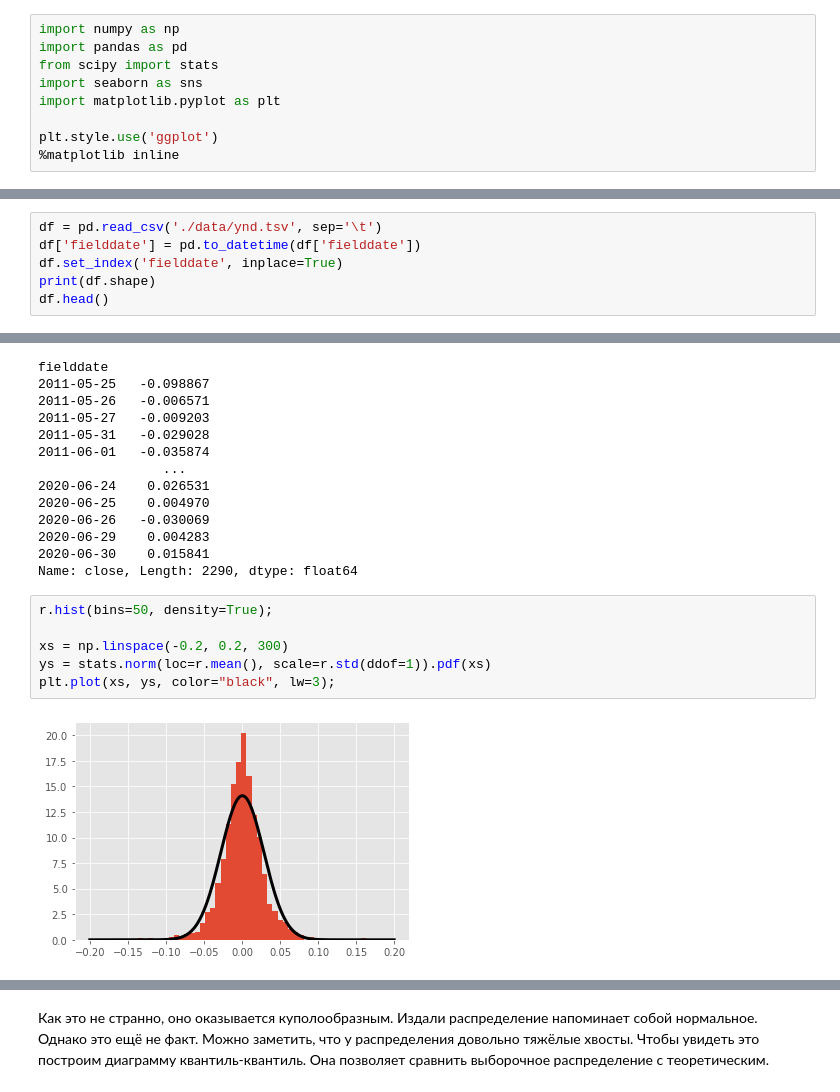
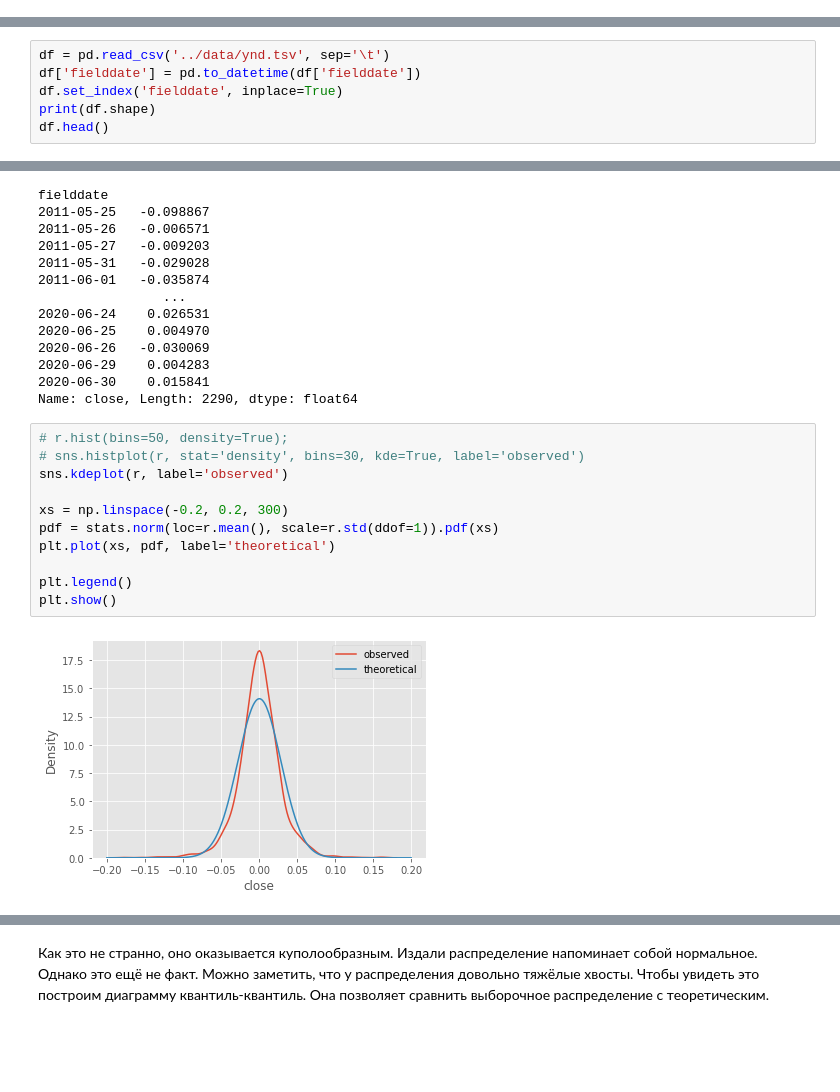
Before and after one commit to disimhot/hse_stat, a Jupyter notebook: Семинары/6_hyp-non-param.ipynb, the cells around one changed output, grey strips where cells are left out. Cells and saved outputs as stored; diff of their text form; blank space fills up the shorter version.

```diff
--- a/Семинары/6_hyp-non-param.ipynb
+++ b/Семинары/6_hyp-non-param.ipynb
@@ -301,12 +304,3 @@ Ttest_indResult(statistic=3.112555403882886, pvalue=0.002685378854280552)
-# %%
-import numpy as np
-import pandas as pd
-from scipy import stats
-import seaborn as sns
-import matplotlib.pyplot as plt
-
-plt.style.use('ggplot')
-%matplotlib inline
 # %% [markdown]
 ## Критерий Колмогорова
 
@@ -402,7 +395,7 @@ KstestResult(statistic=0.02392860680965825, pvalue=0.6071928500316717)
 
 Подгрузим данные о стоимости акций Яндекса в течение последних $10$ лет.
 # %%
-df = pd.read_csv('./data/ynd.tsv', sep='\t')
+df = pd.read_csv('../data/ynd.tsv', sep='\t')
 df['fielddate'] = pd.to_datetime(df['fielddate'])
 df.set_index('fielddate', inplace=True)
 print(df.shape)
@@ -440,10 +433,15 @@ fielddate
 2020-06-30    0.015841
 Name: close, Length: 2290, dtype: float64
 # %%
-r.hist(bins=50, density=True);
+# r.hist(bins=50, density=True);
+# sns.histplot(r, stat='density', bins=30, kde=True, label='observed')
+sns.kdeplot(r, label='observed')
 
 xs = np.linspace(-0.2, 0.2, 300)
-ys = stats.norm(loc=r.mean(), scale=r.std(ddof=1)).pdf(xs)
-plt.plot(xs, ys, color="black", lw=3);
+pdf = stats.norm(loc=r.mean(), scale=r.std(ddof=1)).pdf(xs)
+plt.plot(xs, pdf, label='theoretical')
+
+plt.legend()
+plt.show()
 # %% [output]
-[figure, old version]
+[figure, new version]
```
Also changed, not shown: parts of 59 cells of this notebook, 27 other files.
